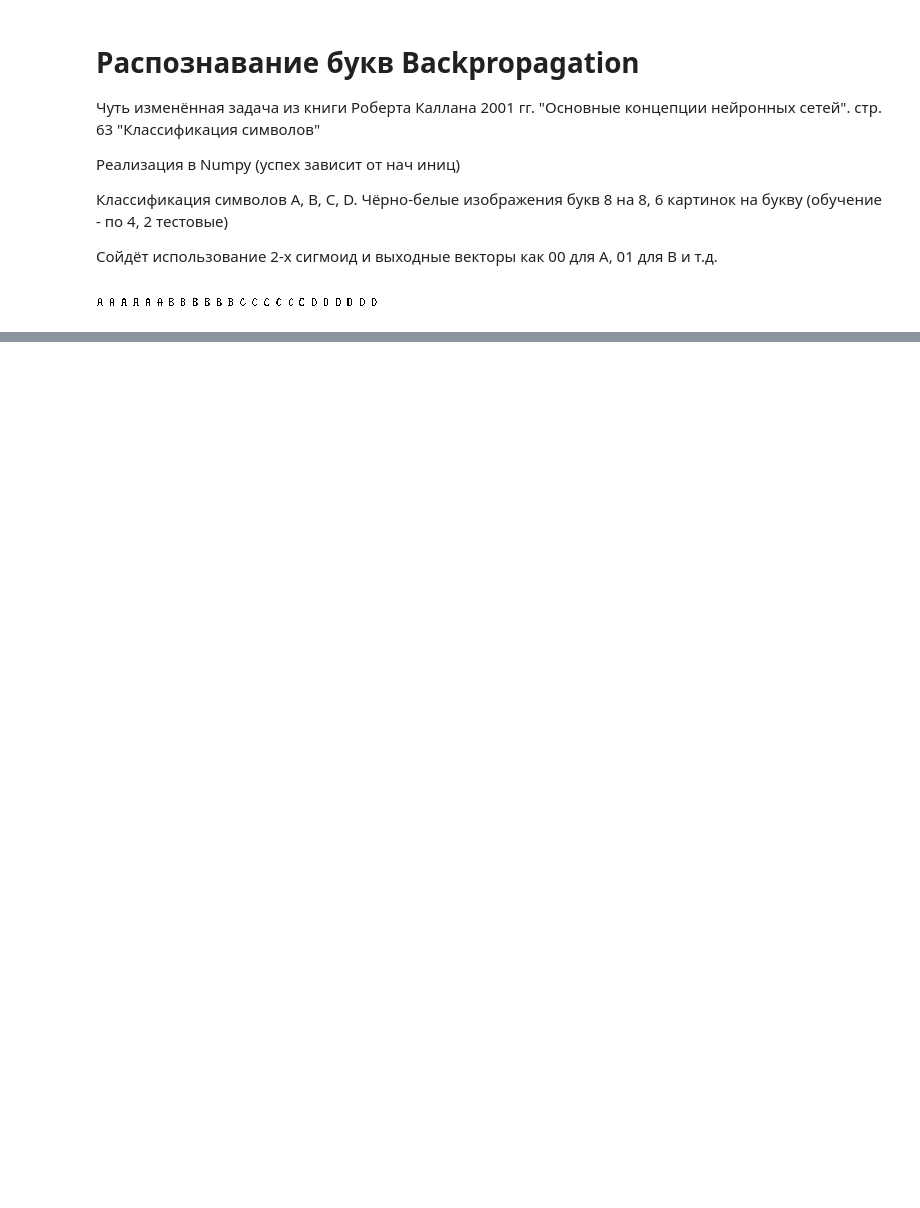
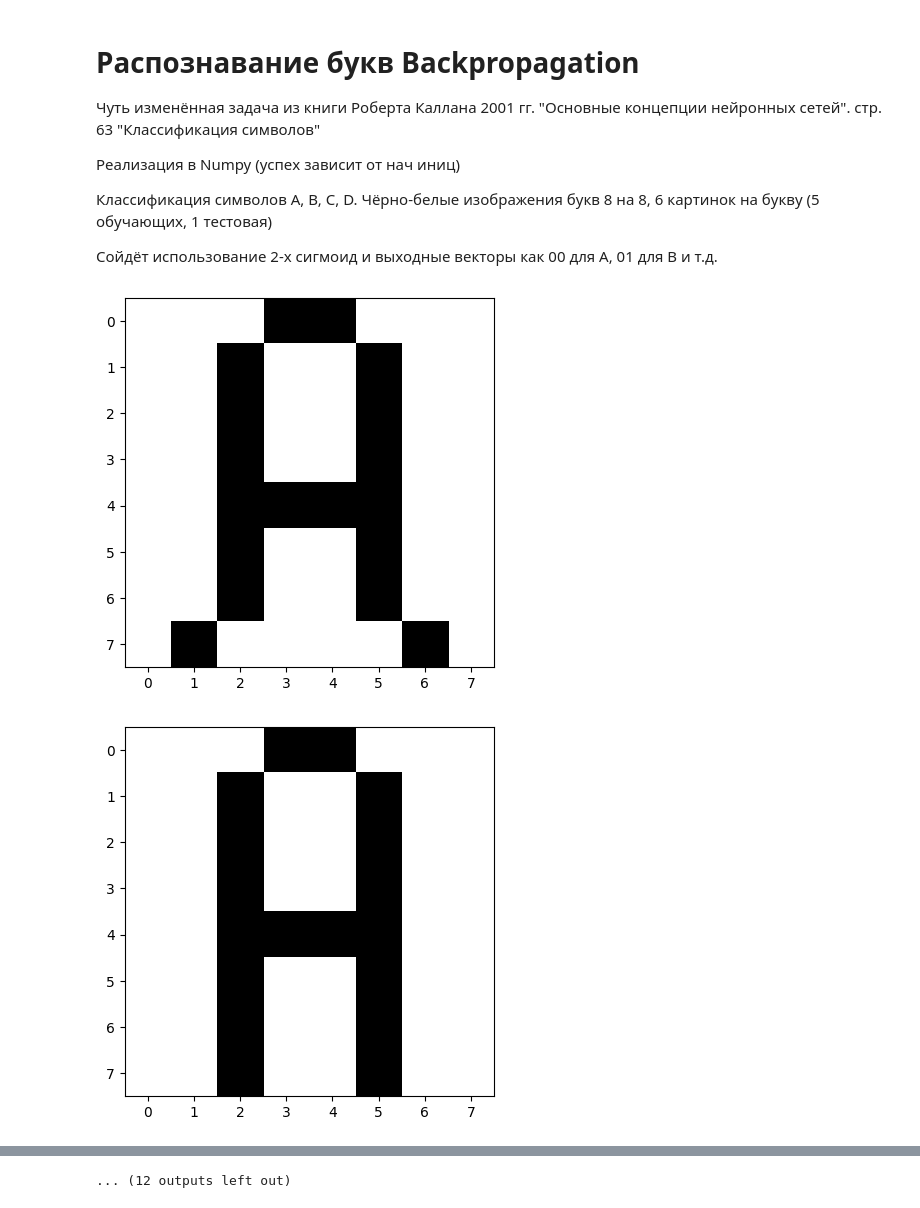
Before and after one commit to zanae/BSU, a Jupyter notebook: Python_ML/LetterPixels_2sigmoid.ipynb, the cells around one changed output, grey strips where cells are left out. Cells and saved outputs as stored; diff of their text form; code cells hidden in the pictures; blank space fills up the shorter version.

```diff
--- a/Python_ML/LetterPixels_2sigmoid.ipynb
+++ b/Python_ML/LetterPixels_2sigmoid.ipynb
@@ -4,17 +4,18 @@
 
 Реализация в Numpy (успех зависит от нач иниц)
 
-Классификация символов A, B, C, D. Чёрно-белые изображения букв 8 на 8, 6 картинок на букву (обучение - по 4, 2 тестовые)
+Классификация символов A, B, C, D. Чёрно-белые изображения букв 8 на 8, 6 картинок на букву (5 обучающих, 1 тестовая)
 
 Сойдёт использование 2-х сигмоид и выходные векторы как 00 для A, 01 для B и т.д.
-# %% [markdown]
-![a0.png](attachment:a0.png) ![a1.png](attachment:a1.png) ![a2.png](attachment:a2.png) ![a3.png](attachment:a3.png) ![a4.png](attachment:a4.png) ![a5.png](attachment:a5.png) ![b0.png](attachment:b0.png) ![b1.png](attachment:b1.png) ![b2.png](attachment:b2.png) ![b3.png](attachment:b3.png) ![b4.png](attachment:b4.png) ![b5.png](attachment:b5.png) ![c0.png](attachment:c0.png) ![c1.png](attachment:c1.png) ![c2.png](attachment:c2.png) ![c3.png](attachment:c3.png) ![c4.png](attachment:c4.png) ![c5.png](attachment:c5.png) ![d0.png](attachment:d0.png) ![d1.png](attachment:d1.png) ![d2.png](attachment:d2.png) ![d3.png](attachment:d3.png) ![d4.png](attachment:d4.png) ![d5.png](attachment:d5.png)
 # %%
 import matplotlib.pyplot as plt
 %matplotlib inline
 import numpy as np
 from PIL import Image
-path = "D:/pseudo_data/"
+from google.colab import drive
+#drive.mount('/content/gdrive')
+#path = 'gdrive/My Drive/Colab Notebooks/алгоритмы мо/Letters/'
+path = './'
 a = []; b = []; c = []; d = []
 n_imgperl = 6
 for i in range(n_imgperl):
@@ -22,3 +23,19 @@ for i in range(n_imgperl):
     b.append(Image.open(path + f"b{i}.png"))
     c.append(Image.open(path + f"c{i}.png"))
     d.append(Image.open(path + f"d{i}.png"))
+# %%
+for img in a:
+  plt.imshow(img)
+  plt.show()
+for img in b:
+  plt.imshow(img)
+  plt.show()
+for img in c:
+  plt.imshow(img)
+  plt.show()
+for img in d:
+  plt.imshow(img)
+  plt.show()
+# %% [output]
+[figure, added]
+[figure, added]
@@ -25 +52,2 @@ for i in range(n_imgperl):
+... (12 outputs left out)
 # %%
```
Also changed, not shown: parts of 12 cells of this notebook, 2 other files.
